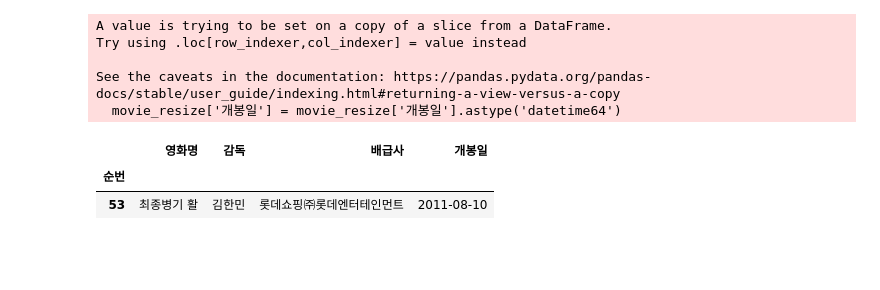
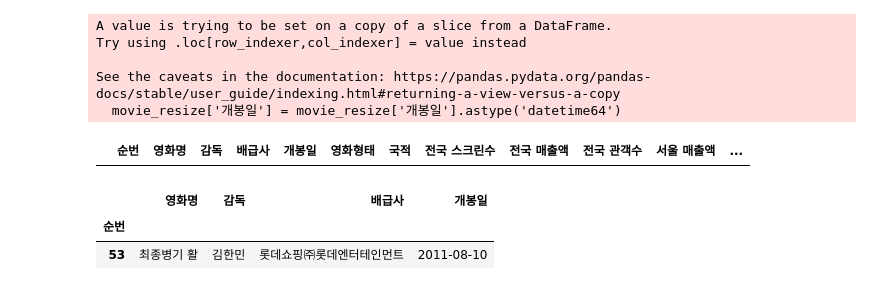
Before and after one commit to Play-Web-miniProject/MovieDL, a Jupyter notebook: taehyeon/movie_eda_ver02.ipynb, the cells around one changed output. Cells and saved outputs as stored; diff of their text form; code cells hidden in the pictures; blank space fills up the shorter version.

```diff
--- a/taehyeon/movie_eda_ver02.ipynb
+++ b/taehyeon/movie_eda_ver02.ipynb
@@ -244,6 +228,10 @@ Try using .loc[row_indexer,col_indexer] = value instead
 
 See the caveats in the documentation: https://pandas.pydata.org/pandas-docs/stable/user_guide/indexing.html#returning-a-view-versus-a-copy
   movie_resize['개봉일'] = movie_resize['개봉일'].astype('datetime64')
+# %%
+movie_final.loc[movie_final['국적'] == '오스트레일리아']
+# %% [output]
+|  | 순번 | 영화명 | 감독 | 배급사 | 개봉일 | 영화형태 | 국적 | 전국 스크린수 | 전국 매출액 | 전국 관객수 | 서울 매출액 | ... |
 # %%
 movie_resize_ranking[(movie_resize_ranking['감독']=='김한민') & (movie_resize_ranking['개봉일']<'2014-07-30')]
 # %% [output]
```
Also changed, not shown: parts of 30 cells of this notebook, 1 other file.
